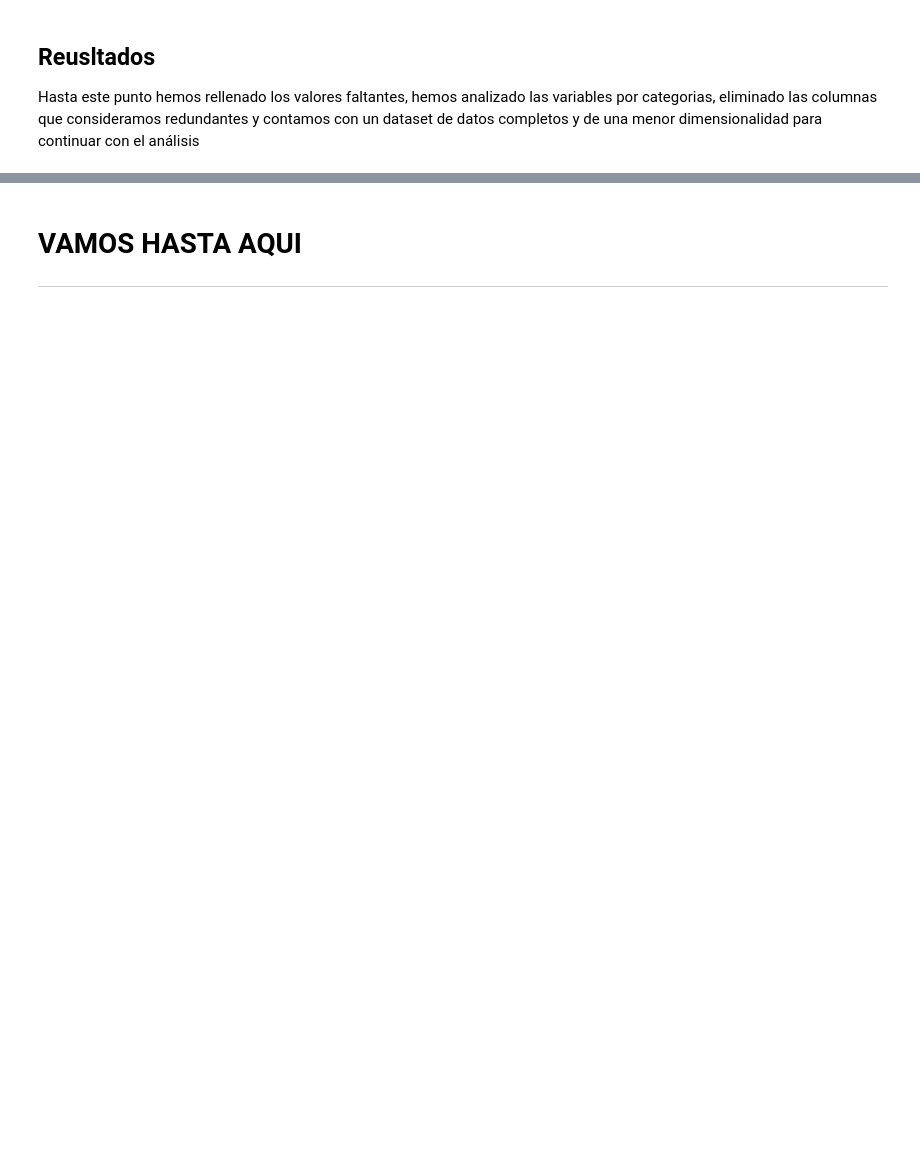
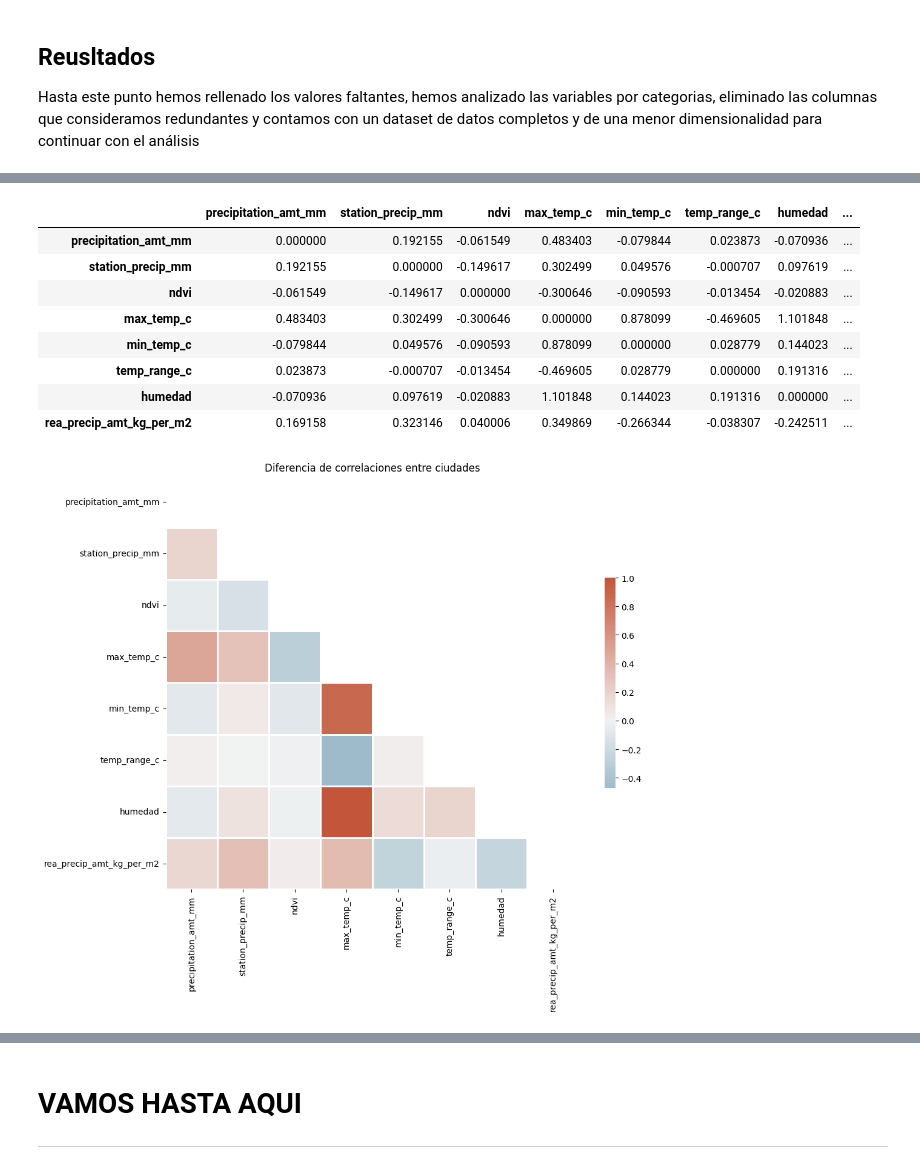
Before and after one commit to ernestopalacios/07MBID, a Jupyter notebook: AG1_ErnestoPalacios.ipynb, the cells around one changed output, grey strips where cells are left out. Drawn from its saved outputs; the diff is of its cells as text; code cells hidden in the pictures; blank space fills up the shorter version.

```diff
--- a/AG1_ErnestoPalacios.ipynb
+++ b/AG1_ErnestoPalacios.ipynb
@@ -756,0 +839,23 @@ Hasta este punto hemos rellenado los valores faltantes, hemos analizado las vari
+# %%
+## Diferencias en la correlación
+
+diff_corr = corr_sj - corr_iq
+
+# Set up the matplotlib figure
+f, ax = plt.subplots(figsize=(11, 9))
+
+# Draw the heatmap with the mask and correct aspect ratio
+sns.heatmap(diff_corr, mask=mask, cmap=cmap, vmax=1, center=0,
+            square=True, linewidths=.8, cbar_kws={"shrink": .5}).set_title("Diferencia de correlaciones entre ciudades")
+diff_corr
+# %% [output]
+|  | precipitation_amt_mm | station_precip_mm | ndvi | max_temp_c | min_temp_c | temp_range_c | humedad | ... |
+| precipitation_amt_mm | 0.000000 | 0.192155 | -0.061549 | 0.483403 | -0.079844 | 0.023873 | -0.070936 | ... |
+| station_precip_mm | 0.192155 | 0.000000 | -0.149617 | 0.302499 | 0.049576 | -0.000707 | 0.097619 | ... |
+| ndvi | -0.061549 | -0.149617 | 0.000000 | -0.300646 | -0.090593 | -0.013454 | -0.020883 | ... |
+| max_temp_c | 0.483403 | 0.302499 | -0.300646 | 0.000000 | 0.878099 | -0.469605 | 1.101848 | ... |
+| min_temp_c | -0.079844 | 0.049576 | -0.090593 | 0.878099 | 0.000000 | 0.028779 | 0.144023 | ... |
+| temp_range_c | 0.023873 | -0.000707 | -0.013454 | -0.469605 | 0.028779 | 0.000000 | 0.191316 | ... |
+| humedad | -0.070936 | 0.097619 | -0.020883 | 1.101848 | 0.144023 | 0.191316 | 0.000000 | ... |
+| rea_precip_amt_kg_per_m2 | 0.169158 | 0.323146 | 0.040006 | 0.349869 | -0.266344 | -0.038307 | -0.242511 | ... |
+[figure, added]
```
Also changed, not shown: parts of 16 cells of this notebook.
